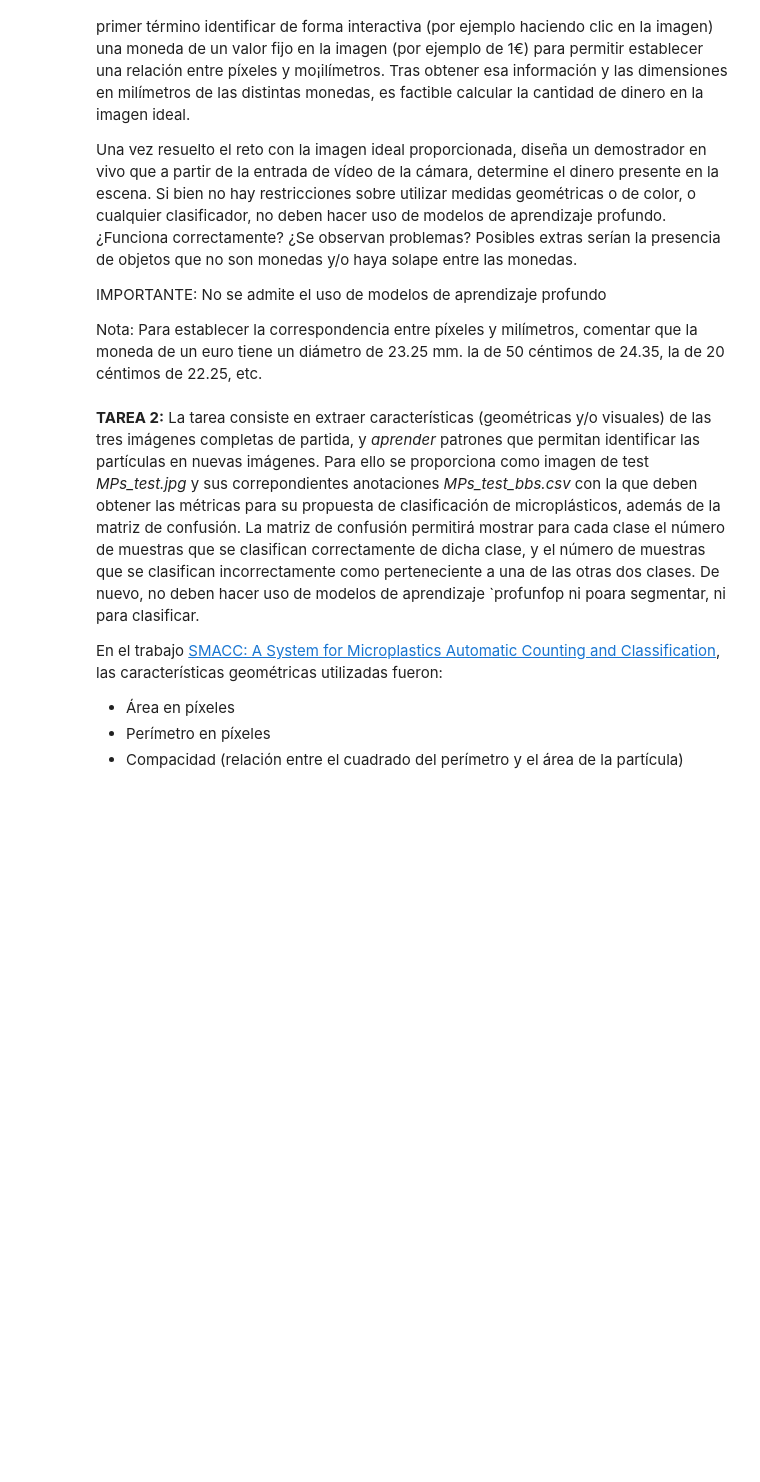
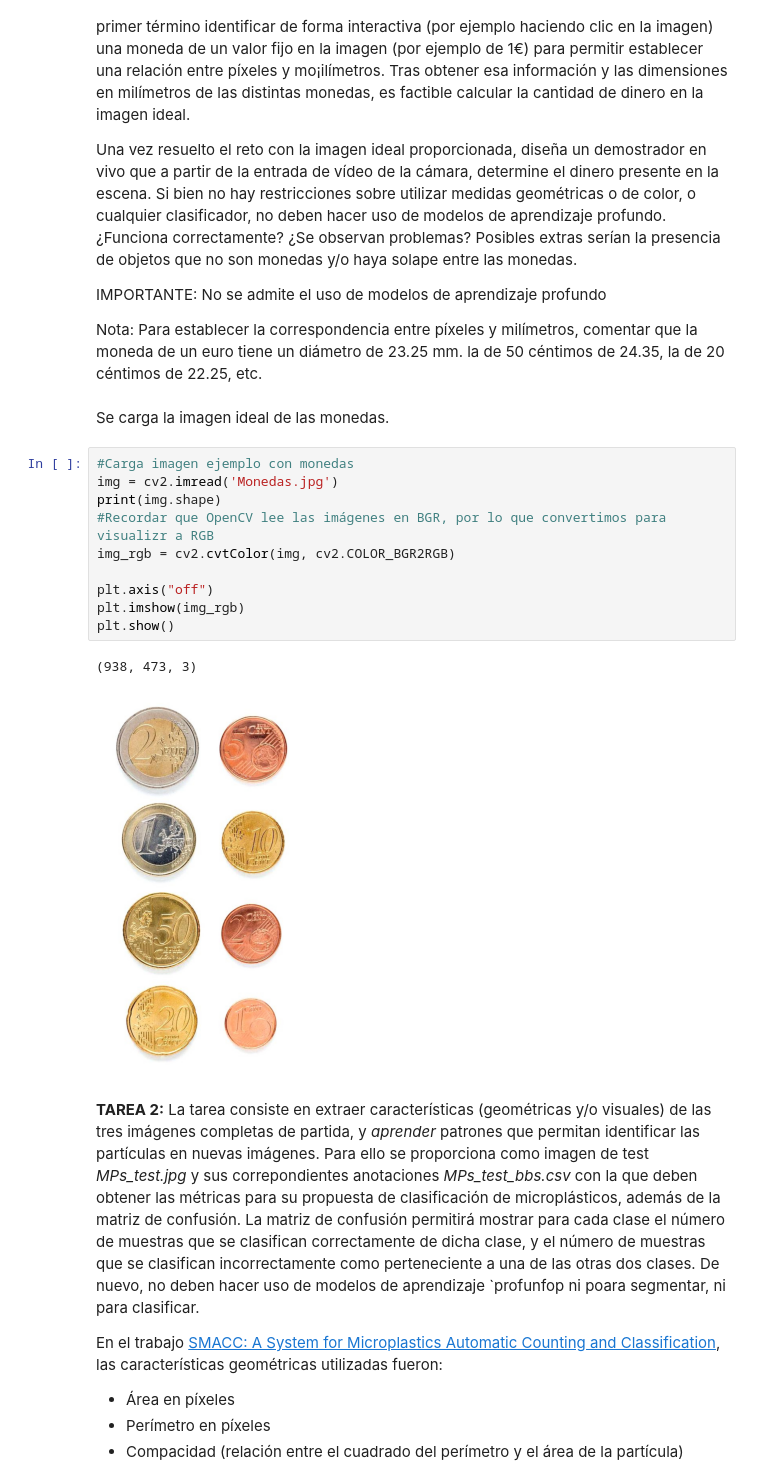
Before and after one commit to Neestoor13/Practicas_VC_2026-2027, a Jupyter notebook: P3/main.ipynb, the cells around one changed output. Saved outputs shown, nothing was run; the diff lists cells and outputs as text; blank space fills up the shorter version.

```diff
--- a/P3/main.ipynb
+++ b/P3/main.ipynb
@@ -8,6 +15,21 @@ Posibles extras serían la presencia de objetos que no son monedas y/o haya sola
 IMPORTANTE: No se admite el uso de modelos de aprendizaje profundo
 
 Nota: Para establecer la correspondencia entre píxeles y milímetros, comentar que la moneda de un euro tiene un diámetro de 23.25 mm. la de 50 céntimos de 24.35, la de 20 céntimos de 22.25, etc.
+# %% [markdown]
+Se carga la imagen ideal de las monedas.
+# %%
+#Carga imagen ejemplo con monedas
+img = cv2.imread('Monedas.jpg')
+print(img.shape)
+#Recordar que OpenCV lee las imágenes en BGR, por lo que convertimos para visualizr a RGB
+img_rgb = cv2.cvtColor(img, cv2.COLOR_BGR2RGB)
+
+plt.axis("off")
+plt.imshow(img_rgb)
+plt.show()
+# %% [output]
+(938, 473, 3)
+[figure, added]
 # %% [markdown]
 **TAREA 2:** La tarea consiste en extraer características (geométricas y/o visuales) de las tres imágenes completas de partida, y *aprender* patrones que permitan identificar las partículas en nuevas imágenes. Para ello se proporciona como imagen de test *MPs_test.jpg* y sus correpondientes anotaciones *MPs_test_bbs.csv* con la que deben obtener las métricas para su propuesta de clasificación de microplásticos, además de la matriz de confusión. La matriz de confusión permitirá mostrar para cada clase el número de muestras que se clasifican correctamente de dicha clase, y el número de muestras que se clasifican incorrectamente como perteneciente a una de las otras dos clases. De nuevo, no deben hacer uso de modelos de aprendizaje `profunfop ni poara segmentar,  ni para clasificar.
 
```
Also changed, not shown: parts of 2 cells of this notebook, 2 other files.
